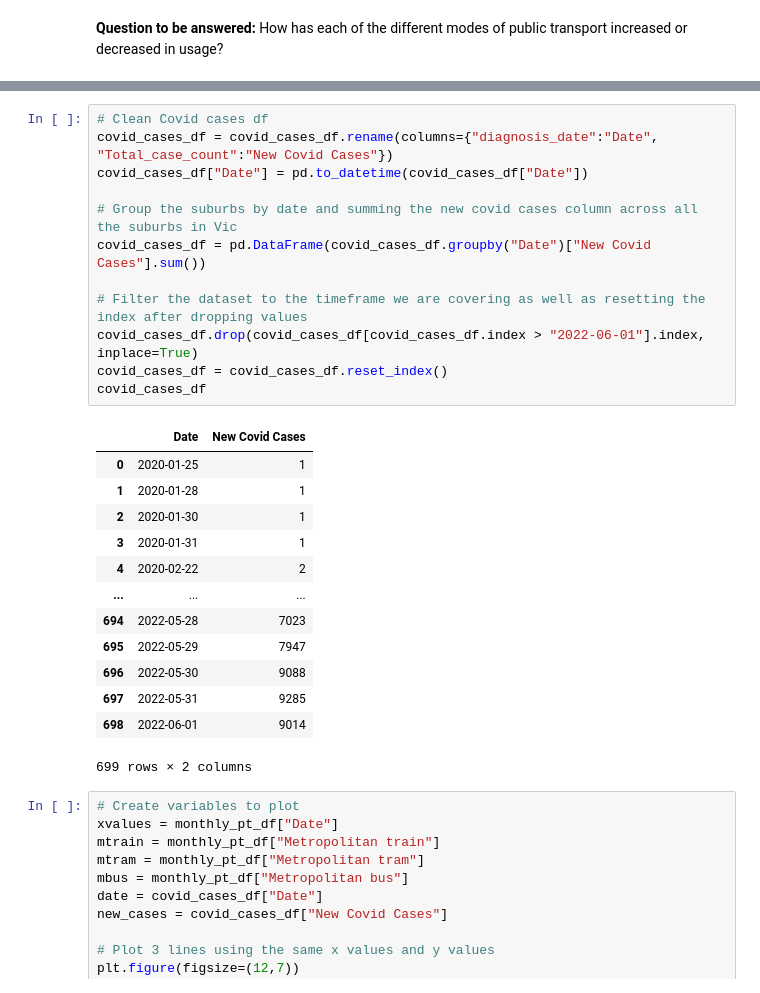
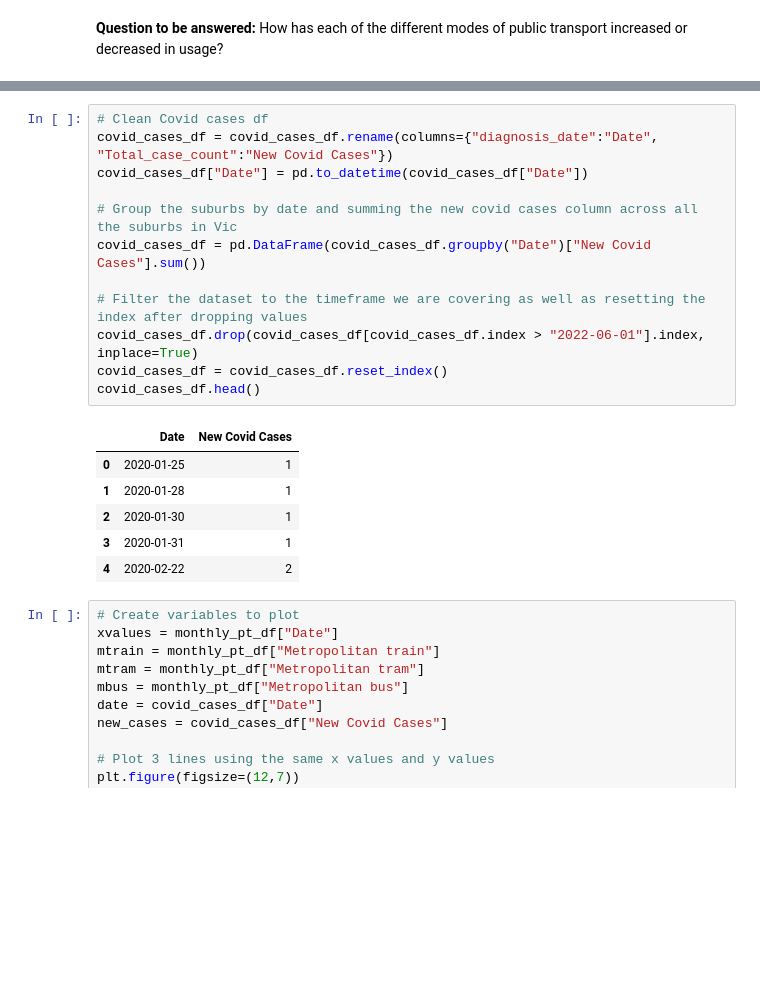
Before and after one commit to hendaman/project-1-challenge, a Jupyter notebook: Question-2-Henry/PublicTransportModes.ipynb, the cells around one changed output, grey strips where cells are left out. Saved outputs shown, nothing was run; the diff lists cells and outputs as text; blank space fills up the shorter version.

```diff
--- a/Question-2-Henry/PublicTransportModes.ipynb
+++ b/Question-2-Henry/PublicTransportModes.ipynb
@@ -84,29 +62,22 @@ monthly_pt_df
 # %%
 # Clean Covid cases df
 covid_cases_df = covid_cases_df.rename(columns={"diagnosis_date":"Date", "Total_case_count":"New Covid Cases"})
 covid_cases_df["Date"] = pd.to_datetime(covid_cases_df["Date"])
 
 # Group the suburbs by date and summing the new covid cases column across all the suburbs in Vic
 covid_cases_df = pd.DataFrame(covid_cases_df.groupby("Date")["New Covid Cases"].sum())
 
 # Filter the dataset to the timeframe we are covering as well as resetting the index after dropping values
 covid_cases_df.drop(covid_cases_df[covid_cases_df.index > "2022-06-01"].index, inplace=True)
 covid_cases_df = covid_cases_df.reset_index()
-covid_cases_df
+covid_cases_df.head()
 # %% [output]
 |  | Date | New Covid Cases |
 | 0 | 2020-01-25 | 1 |
 | 1 | 2020-01-28 | 1 |
 | 2 | 2020-01-30 | 1 |
 | 3 | 2020-01-31 | 1 |
 | 4 | 2020-02-22 | 2 |
-| ... | ... | ... |
-| 694 | 2022-05-28 | 7023 |
-| 695 | 2022-05-29 | 7947 |
-| 696 | 2022-05-30 | 9088 |
-| 697 | 2022-05-31 | 9285 |
-| 698 | 2022-06-01 | 9014 |
-699 rows × 2 columns
 # %%
 # Create variables to plot
 xvalues = monthly_pt_df["Date"]
```
Also changed, not shown: parts of 12 cells of this notebook, 2 other files.
